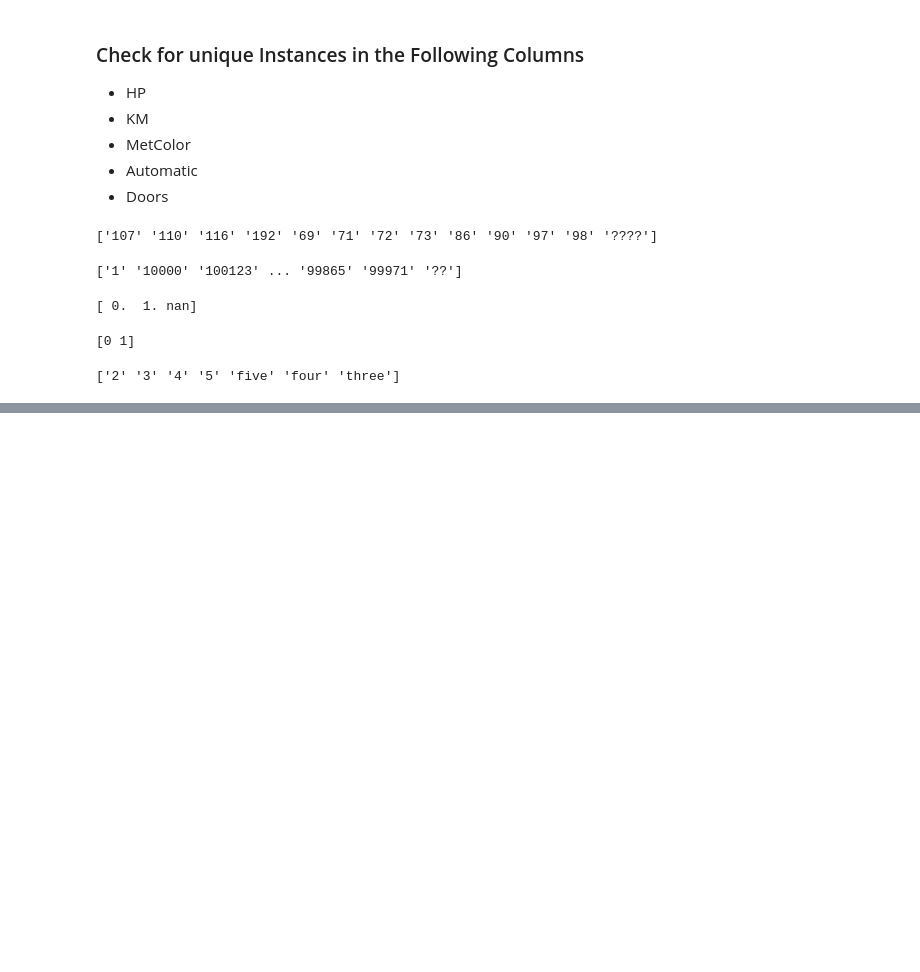
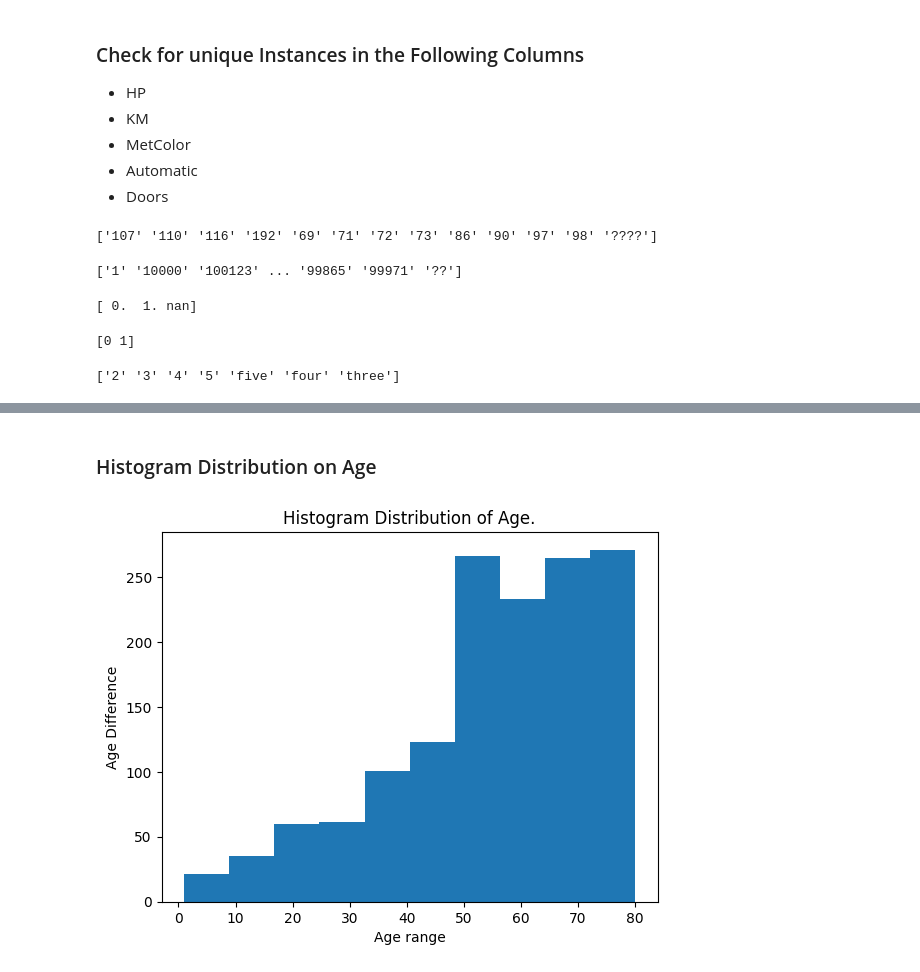
Before and after one commit to bramoo660/data_analytics_python, a Jupyter notebook: Toyota_Data_Analytics.ipynb, the cells around one changed output, grey strips where cells are left out. Saved outputs shown, nothing was run; the diff lists cells and outputs as text; code cells hidden in the pictures; blank space fills up the shorter version.

```diff
--- a/Toyota_Data_Analytics.ipynb
+++ b/Toyota_Data_Analytics.ipynb
@@ -125,0 +596,16 @@ print(np.unique(toyota_df['Doors']))
+# %% [markdown]
+### Histogram Distribution on Age
+# %%
+plt.hist(toyota_df['Age'])
+
+plt.title('Histogram Distribution of Age.')
+
+plt.ylabel('Age Difference')
+
+plt.xlabel('Age range')
+
+plt.savefig('Hist_Age_rel.png')
+
+plt.show()
+# %% [output]
+[figure, added]
```
Also changed, not shown: parts of 91 cells of this notebook, 19 other files.
